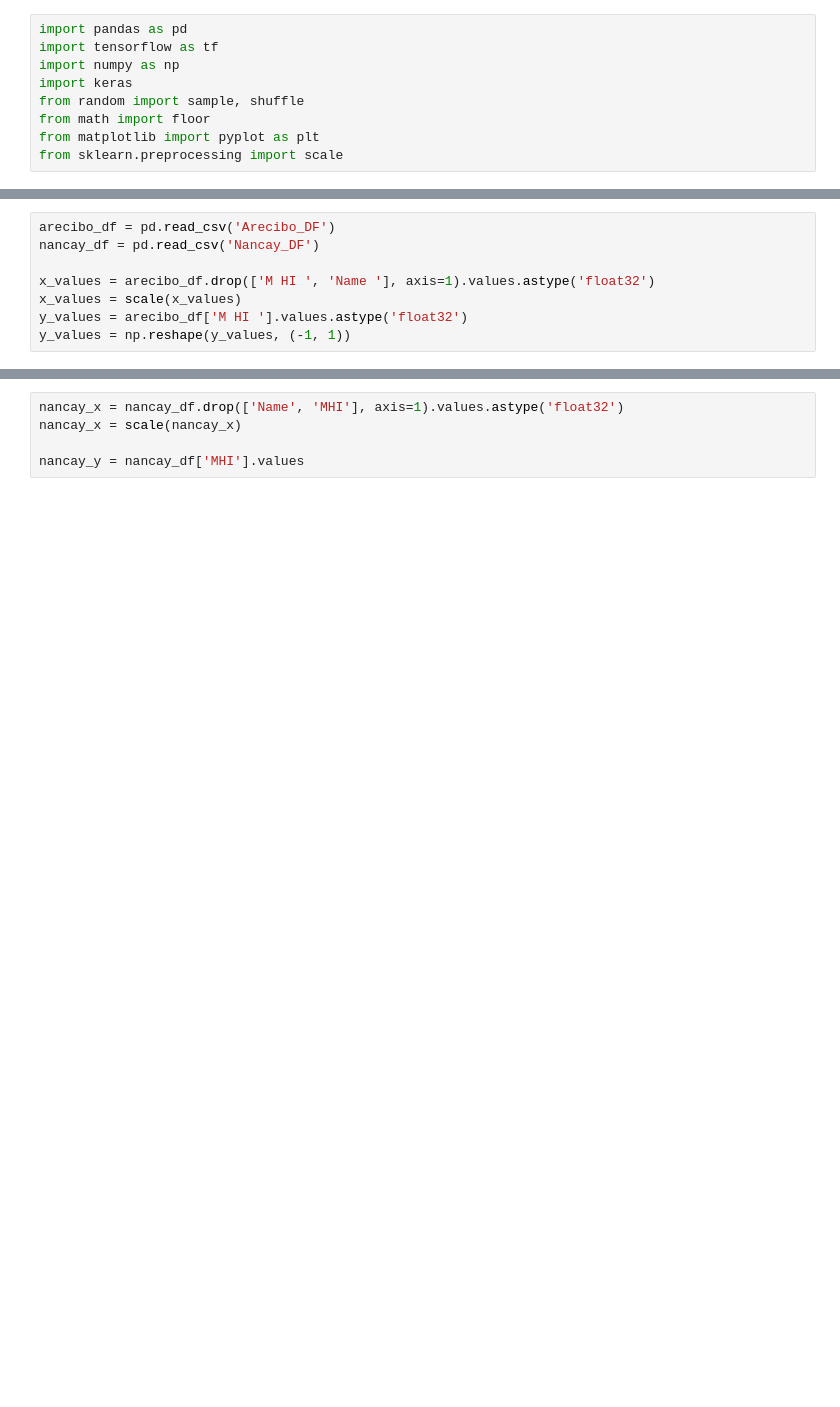
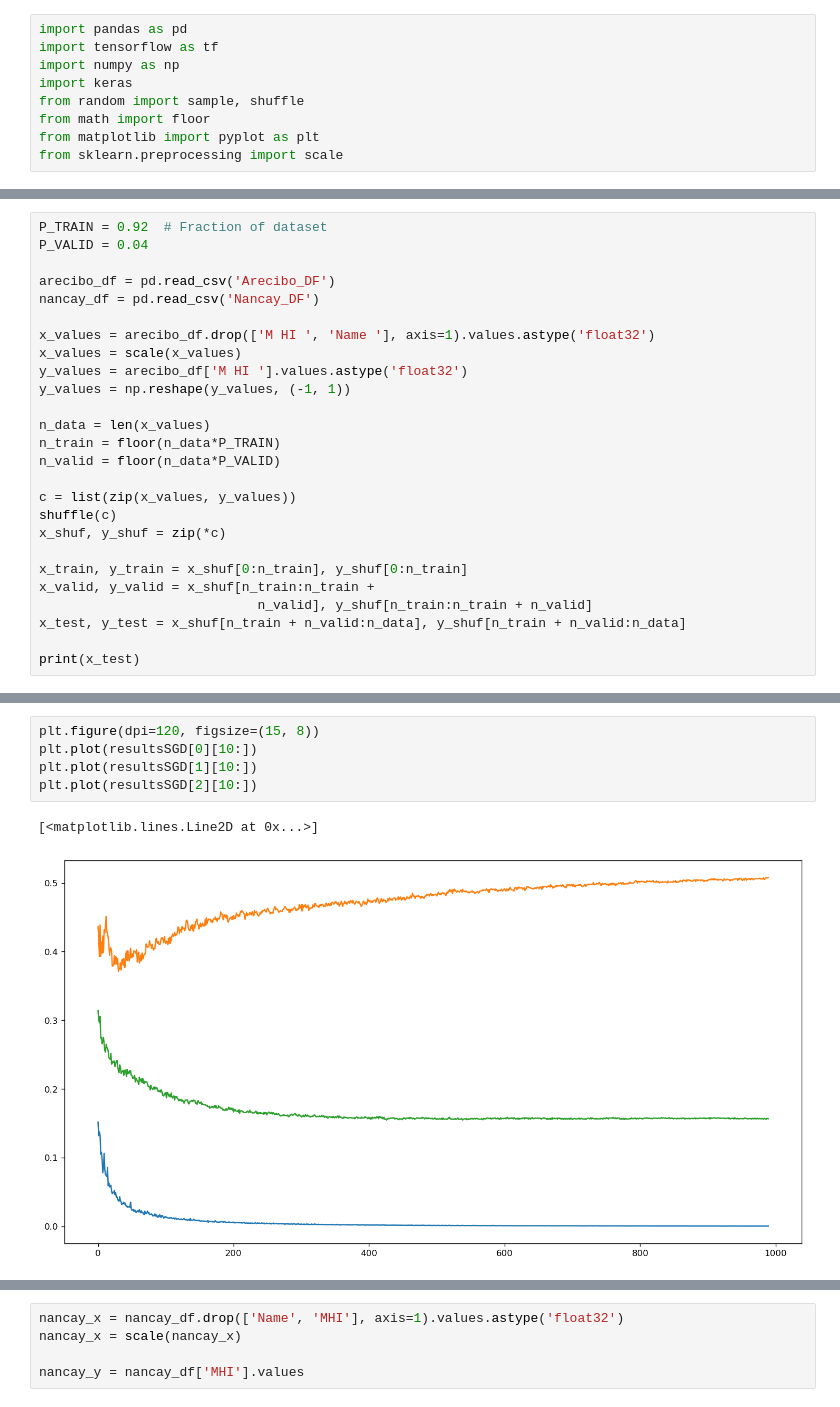
Before and after one commit to gorixInc/HI_masses_ML, a Jupyter notebook: HImassesNN_TF.ipynb, the cells around one changed output, grey strips where cells are left out. Cells and saved outputs as stored; diff of their text form; blank space fills up the shorter version.

```diff
--- a/HImassesNN_TF.ipynb
+++ b/HImassesNN_TF.ipynb
@@ -91,4 +103,7 @@ def train(model, X, Y, epochs=10, batch_size=1,
 # %%
+P_TRAIN = 0.92  # Fraction of dataset
+P_VALID = 0.04
+
 arecibo_df = pd.read_csv('Arecibo_DF')
 nancay_df = pd.read_csv('Nancay_DF')
 
@@ -96,3 +111,18 @@ x_values = arecibo_df.drop(['M HI ', 'Name '], axis=1).values.astype('float32')
 x_values = scale(x_values)
 y_values = arecibo_df['M HI '].values.astype('float32')
 y_values = np.reshape(y_values, (-1, 1))
+
+n_data = len(x_values)
+n_train = floor(n_data*P_TRAIN)
+n_valid = floor(n_data*P_VALID)
+
+c = list(zip(x_values, y_values))
+shuffle(c)
+x_shuf, y_shuf = zip(*c)
+
+x_train, y_train = x_shuf[0:n_train], y_shuf[0:n_train]
+x_valid, y_valid = x_shuf[n_train:n_train +
+                            n_valid], y_shuf[n_train:n_train + n_valid]
+x_test, y_test = x_shuf[n_train + n_valid:n_data], y_shuf[n_train + n_valid:n_data]
+
+print(x_test)
@@ -127,3 +177,11 @@ Epoch: 500; Loss: 0.028529061004519463
+# %%
+plt.figure(dpi=120, figsize=(15, 8))
+plt.plot(resultsSGD[0][10:])
+plt.plot(resultsSGD[1][10:])
+plt.plot(resultsSGD[2][10:])
+# %% [output]
+[<matplotlib.lines.Line2D at 0x...>]
+[figure, added]
 # %%
 y_pred = model(x_values)
 y = y_values
```
Also changed, not shown: parts of 6 cells of this notebook.
